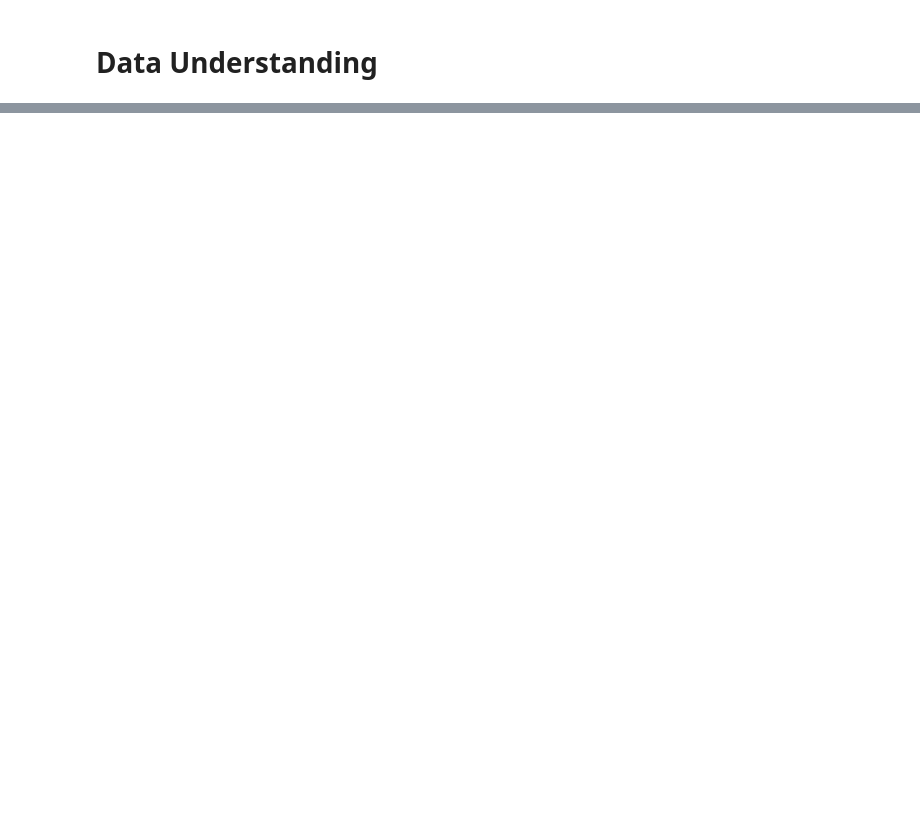
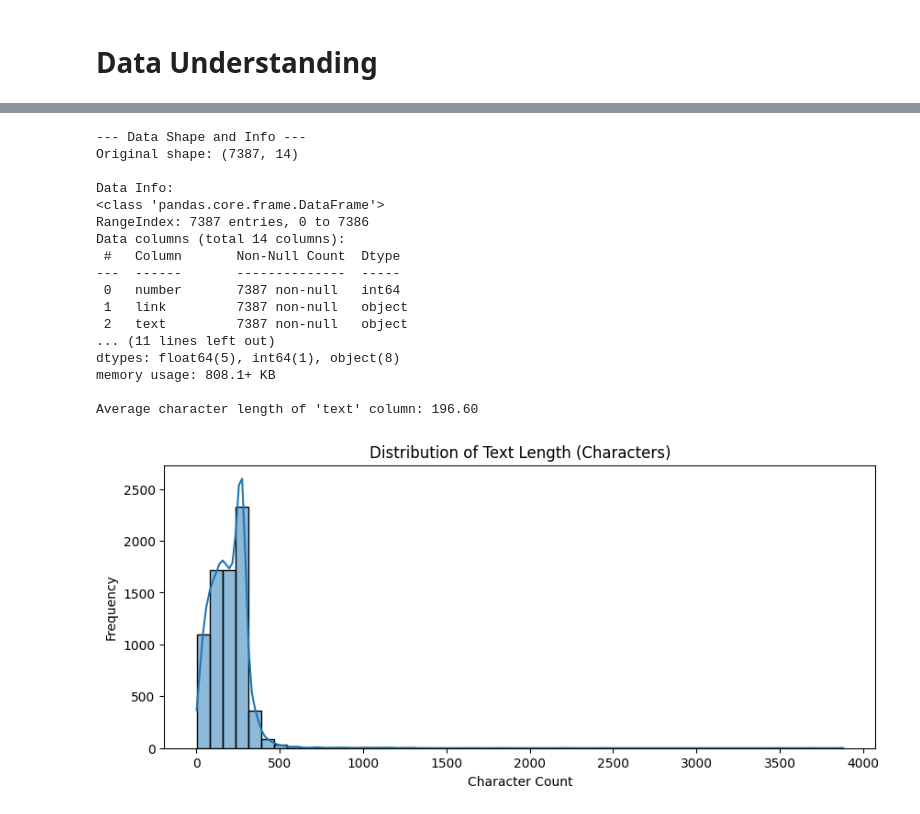
Before and after one commit to FirgiK/Project-NLP-10, a Jupyter notebook: test.ipynb, the cells around one changed output, grey strips where cells are left out. Saved outputs shown, nothing was run; the diff lists cells and outputs as text; code cells hidden in the pictures; blank space fills up the shorter version.

```diff
--- a/test.ipynb
+++ b/test.ipynb
@@ -117,13 +103,0 @@ dtype: int64
-# %%
-# Calculate the character length of the original 'text' column
-df['text_length_char'] = df['text'].apply(lambda x: len(str(x)))
-
-# Calculate the character length of the 'comments' column
-df['comments_length_char'] = df['comments'].apply(lambda x: len(str(x)))
-
-# Calculate the average character length for both columns
-average_text_length = df['text_length_char'].mean()
-average_comments_length = df['comments_length_char'].mean()
-
-print(f"Panjang rata-rata karakter pada kolom 'text': {average_text_length:.2f}")
-print(f"Panjang rata-rata karakter pada kolom 'comments': {average_comments_length:.2f}")
@@ -152,7 +103,0 @@ tokenizer = RegexpTokenizer(r'\w+')
-# %%
-# Tokenisasi kolom 'text'
-df['text_tokens'] = df['text'].apply(lambda x: tokenizer.tokenize(str(x)))
-
-# Tampilkan beberapa baris hasil tokenisasi untuk verifikasi
-print("Tokenisasi kolom 'text':")
-display(df[['text', 'text_tokens']].head())
@@ -612,0 +104,45 @@ LookupError:
+# %%
+# --------------------------------------------------
+# 1. Jumlah baris data
+# --------------------------------------------------
+
+print("--- Data Shape and Info ---")
+print(f"Original shape: {df.shape}")
+print("\nData Info:")
+df.info()
+
+# --------------------------------------------------
+# 2. Panjang rata-rata setiap baris
+# --------------------------------------------------
+
+# Calculate character length of the 'text' column
+df['text_length_char'] = df['text'].astype(str).apply(len)
+average_text_length = df['text_length_char'].mean()
+print(f"\nAverage character length of 'text' column: {average_text_length:.2f}")
+
+# Plot distribution of text length
+plt.figure(figsize=(10, 4))
+sns.histplot(df['text_length_char'], bins=50, kde=True)
+plt.title('Distribution of Text Length (Characters)')
+plt.xlabel('Character Count')
+plt.ylabel('Frequency')
+plt.show()
+# %% [output]
+--- Data Shape and Info ---
+Original shape: (7387, 14)
+
+Data Info:
+<class 'pandas.core.frame.DataFrame'>
+RangeIndex: 7387 entries, 0 to 7386
+Data columns (total 14 columns):
+ #   Column       Non-Null Count  Dtype
+---  ------       --------------  -----
+ 0   number       7387 non-null   int64
+ 1   link         7387 non-null   object
+ 2   text         7387 non-null   object
+... (11 lines left out)
+dtypes: float64(5), int64(1), object(8)
+memory usage: 808.1+ KB
+
+Average character length of 'text' column: 196.60
+[figure, added]
```
Also changed, not shown: parts of 43 cells of this notebook.
